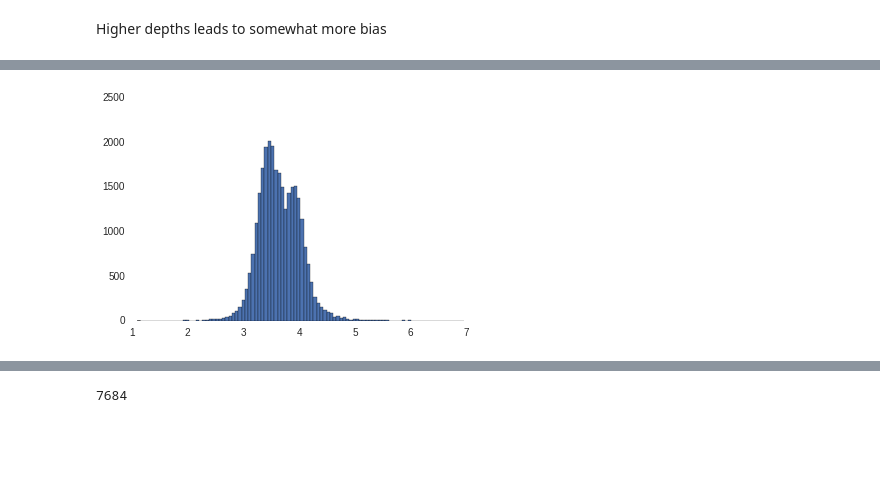
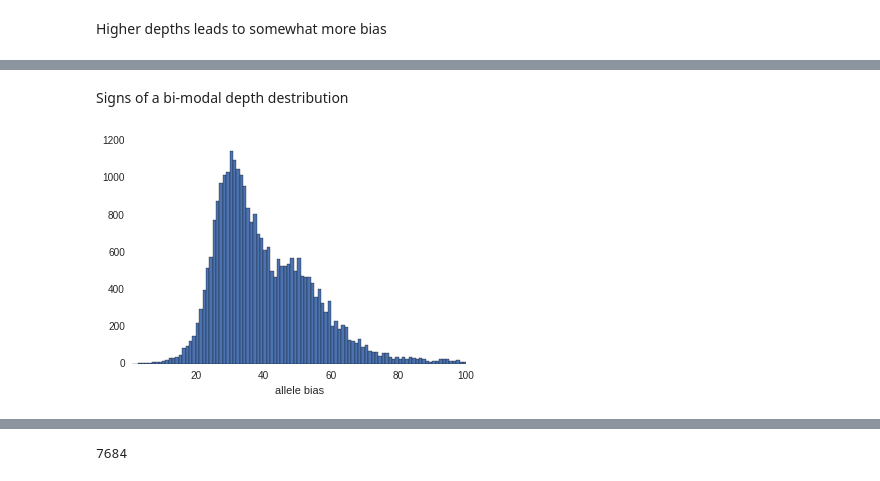
Before and after one commit to rwaples/RAD_allele_coverage, a Jupyter notebook: notebooks/chum allele depth.ipynb, the cells around one changed output, grey strips where cells are left out. Drawn from its saved outputs; the diff is of its cells as text; code cells hidden in the pictures; blank space fills up the shorter version.

```diff
--- a/notebooks/chum allele depth.ipynb
+++ b/notebooks/chum allele depth.ipynb
@@ -136,5 +171,9 @@ Bimodal depth destribution
+# %% [markdown]
+Signs of a bi-modal depth destribution
 # %%
-plt.hist(np.log(depths['depth_per_het']), bins = 100)
+plt.hist(depths['depth_per_het'], bins = 100, range = (0,100))
+plt.xlabel('allele bias')
+plt.xlim(1, 100)
 plt.show()
 # %% [output]
-[figure, old version]
+[figure, new version]
```
Also changed, not shown: parts of 12 cells of this notebook, 2 other files.
